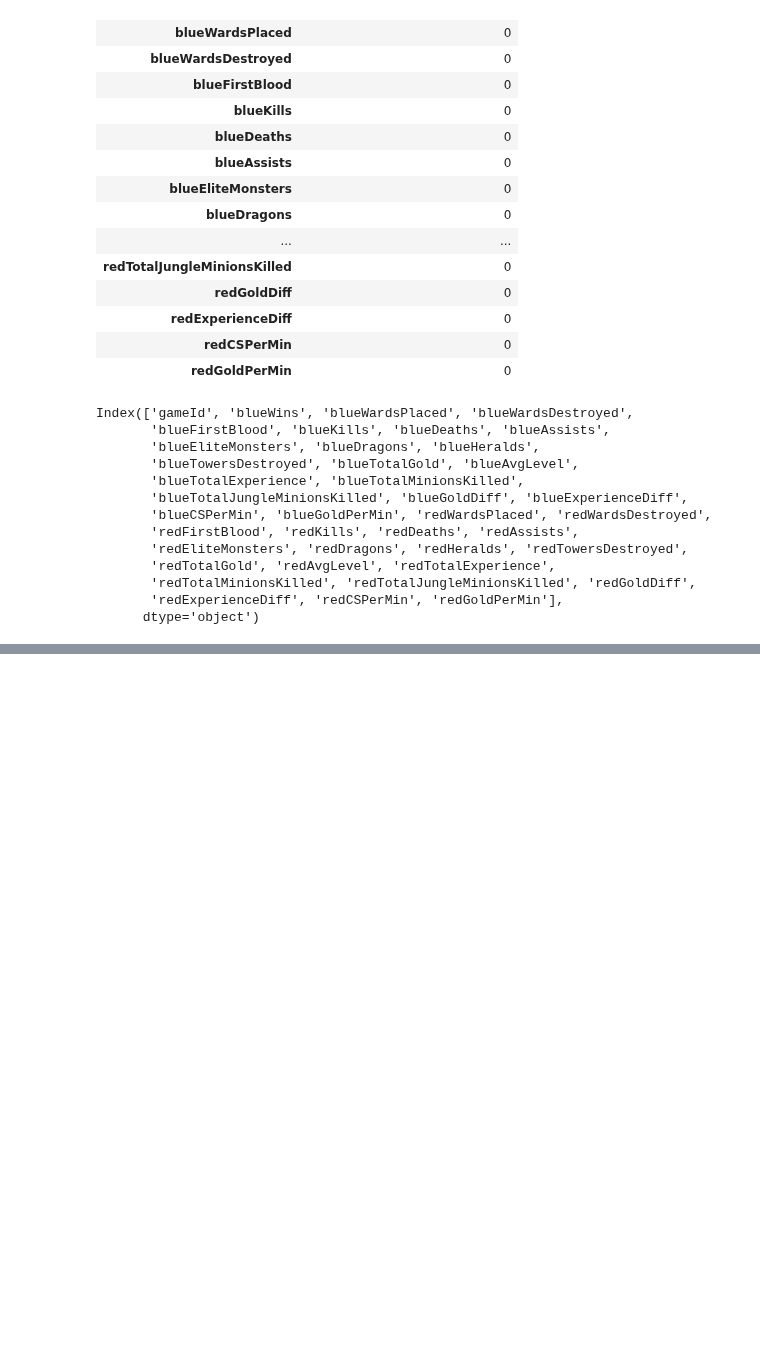
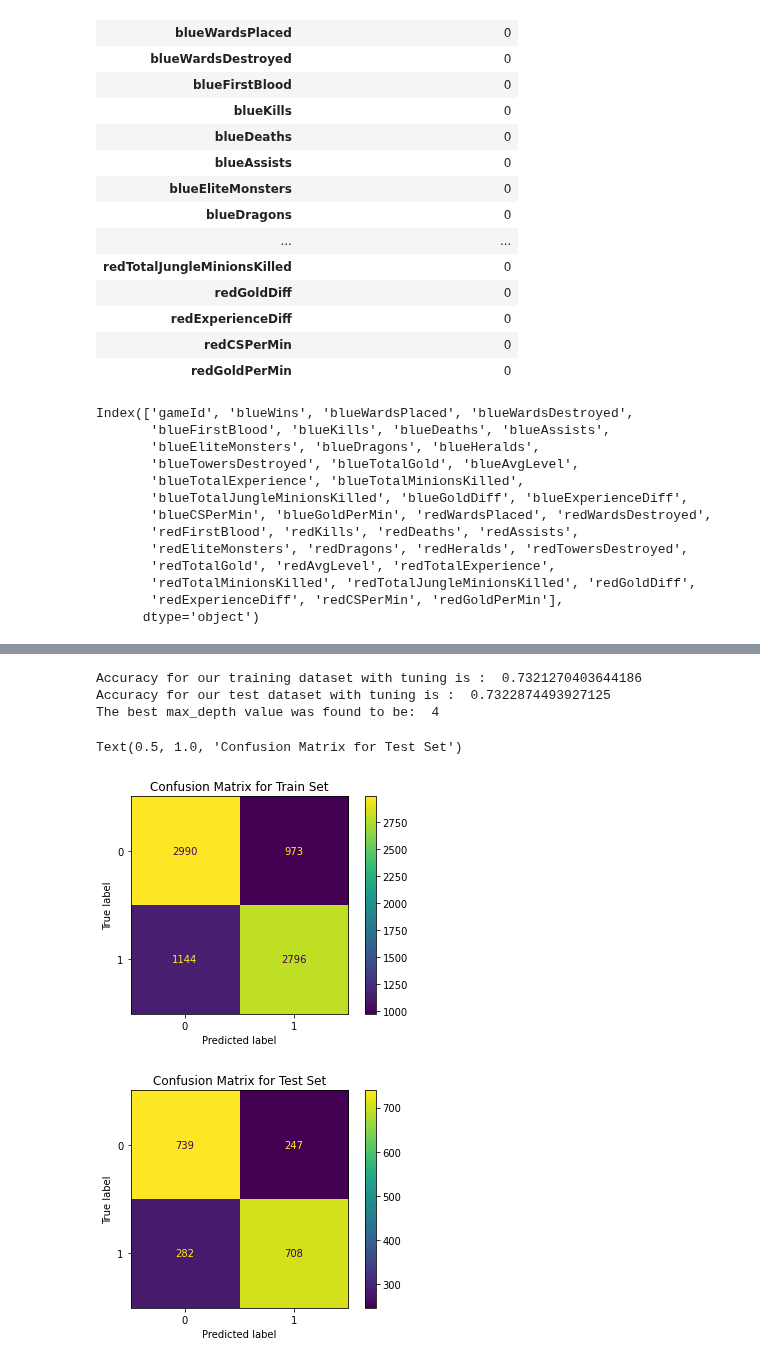
Before and after one commit to min-is/Chapman-University, a Jupyter notebook: CPSC 392 - Data Science/Final Project/Min - Final Project.ipynb, the cells around one changed output, grey strips where cells are left out. Drawn from its saved outputs; the diff is of its cells as text; code cells hidden in the pictures; blank space fills up the shorter version.

```diff
--- a/CPSC 392 - Data Science/Final Project/Min - Final Project.ipynb
+++ b/CPSC 392 - Data Science/Final Project/Min - Final Project.ipynb
@@ -111,0 +167,55 @@ print(x)
+# %%
+# Decision Tree
+
+predictors = ['blueWardsPlaced', 'blueWardsDestroyed', 'blueFirstBlood', 'blueKills', 'blueDeaths', 'blueAssists', 'blueEliteMonsters', 'blueDragons',
+'blueHeralds', 'blueTowersDestroyed', 'blueTotalGold', 'blueAvgLevel', 'blueTotalExperience', 'blueTotalMinionsKilled', 'blueTotalJungleMinionsKilled', 'blueGoldDiff',
+'blueExperienceDiff', 'blueCSPerMin', 'blueGoldPerMin', 'redWardsPlaced', 'redWardsDestroyed', 'redFirstBlood', 'redKills', 'redDeaths', 'redAssists', 'redEliteMonsters',
+'redDragons', 'redHeralds', 'redTowersDestroyed', 'redTotalGold', 'redAvgLevel', 'redTotalExperience', 'redTotalMinionsKilled', 'redTotalJungleMinionsKilled', 'redGoldDiff',
+'redExperienceDiff', 'redCSPerMin', 'redGoldPerMin']
+
+# all continuous/interval variables in the data
+contin = ['blueWardsPlaced', 'blueWardsDestroyed', 'blueKills', 'blueDeaths', 'blueAssists', 'blueEliteMonsters', 'blueDragons',
+'blueHeralds', 'blueTowersDestroyed', 'blueTotalGold', 'blueAvgLevel', 'blueTotalExperience', 'blueTotalMinionsKilled', 'blueTotalJungleMinionsKilled', 'blueGoldDiff',
+'blueExperienceDiff', 'blueCSPerMin', 'blueGoldPerMin', 'redWardsPlaced', 'redWardsDestroyed', 'redKills', 'redDeaths', 'redAssists', 'redEliteMonsters',
+'redDragons', 'redHeralds', 'redTowersDestroyed', 'redTotalGold', 'redAvgLevel', 'redTotalExperience', 'redTotalMinionsKilled', 'redTotalJungleMinionsKilled', 'redGoldDiff',
+'redExperienceDiff', 'redCSPerMin', 'redGoldPerMin']
+
+X = df[predictors]
+y = df['blueWins']
+
+# TTS with 80/20 split
+X_train, X_test, y_train, y_test = train_test_split(df[predictors], df["blueWins"], test_size = 0.2)
+
+z = make_column_transformer((StandardScaler(), contin))
+
+tree = DecisionTreeClassifier()
+
+pipe = make_pipeline(z, tree)
+
+pipe.get_params().keys()
+
+depths = {"decisiontreeclassifier__max_depth": range(1,20)}
+
+gridDT = GridSearchCV(pipe, depths, scoring = 'accuracy', cv = 10, refit = True)
+
+dtmod = gridDT.fit(X_train, y_train)
+
+print('Accuracy for our training dataset with tuning is : ', dtmod.score(X_train, y_train))
+print('Accuracy for our test dataset with tuning is : ', dtmod.score(X_test, y_test))
+
+print('The best max_depth value was found to be: ', dtmod.best_estimator_.get_params()['decisiontreeclassifier__max_depth'])
+
+decision_tree = dtmod.score(X_test, y_test)
+
+plot_confusion_matrix(dtmod, X_train, y_train)
+plt.title('Confusion Matrix for Train Set')
+
+plot_confusion_matrix(dtmod, X_test, y_test)
+plt.title('Confusion Matrix for Test Set')
+# %% [output]
+Accuracy for our training dataset with tuning is :  0.7321270403644186
+Accuracy for our test dataset with tuning is :  0.7322874493927125
+The best max_depth value was found to be:  4
+Text(0.5, 1.0, 'Confusion Matrix for Test Set')
+[figure, added]
+[figure, added]
```
Also changed, not shown: parts of 23 cells of this notebook.
